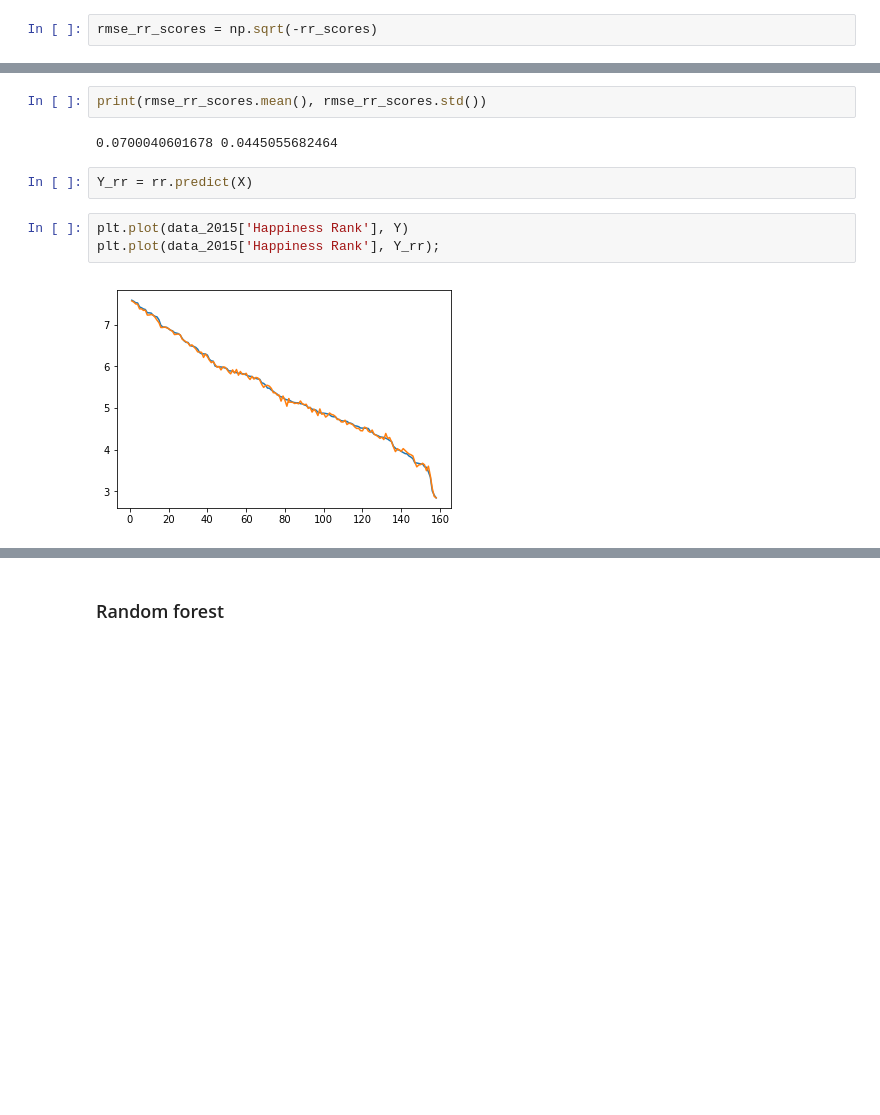
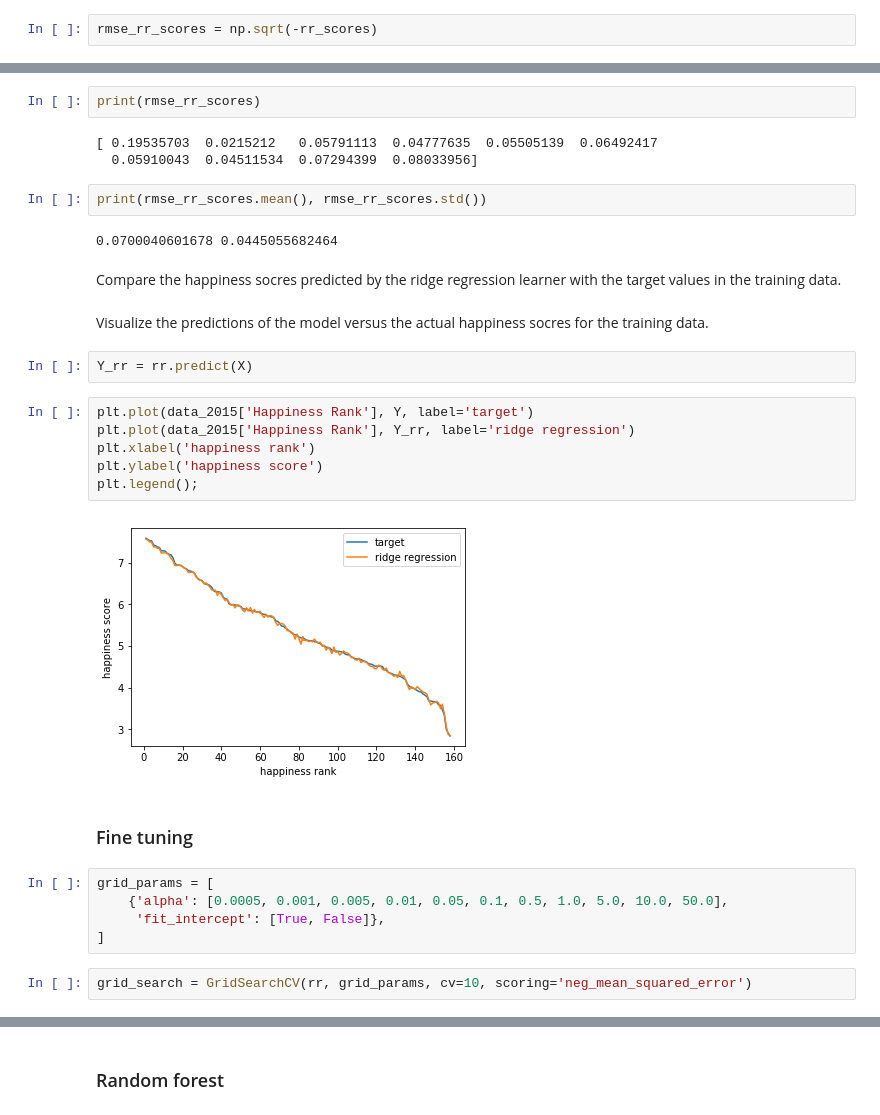
Before and after one commit to gjbex/training-material, a Jupyter notebook: Python/ScikitLearn/world_happiness.ipynb, the cells around one changed output, grey strips where cells are left out. Drawn from its saved outputs; the diff is of its cells as text; blank space fills up the shorter version.

```diff
--- a/Python/ScikitLearn/world_happiness.ipynb
+++ b/Python/ScikitLearn/world_happiness.ipynb
@@ -200,11 +201,32 @@ array([ 0.19535703,  0.0215212 ,  0.05791113,  0.04777635,  0.05505139,
+# %%
+print(rmse_rr_scores)
+# %% [output]
+[ 0.19535703  0.0215212   0.05791113  0.04777635  0.05505139  0.06492417
+  0.05910043  0.04511534  0.07294399  0.08033956]
 # %%
 print(rmse_rr_scores.mean(), rmse_rr_scores.std())
 # %% [output]
 0.0700040601678 0.0445055682464
+# %% [markdown]
+Compare the happiness socres predicted by the ridge regression learner with the target values in the training data.
+# %% [markdown]
+Visualize the predictions of the model versus the actual happiness socres for the training data.
 # %%
 Y_rr = rr.predict(X)
 # %%
-plt.plot(data_2015['Happiness Rank'], Y)
-plt.plot(data_2015['Happiness Rank'], Y_rr);
+plt.plot(data_2015['Happiness Rank'], Y, label='target')
+plt.plot(data_2015['Happiness Rank'], Y_rr, label='ridge regression')
+plt.xlabel('happiness rank')
+plt.ylabel('happiness score')
+plt.legend();
 # %% [output]
-[figure, old version]
+[figure, new version]
+# %% [markdown]
+### Fine tuning
+# %%
+grid_params = [
+    {'alpha': [0.0005, 0.001, 0.005, 0.01, 0.05, 0.1, 0.5, 1.0, 5.0, 10.0, 50.0],
+     'fit_intercept': [True, False]},
+]
+# %%
+grid_search = GridSearchCV(rr, grid_params, cv=10, scoring='neg_mean_squared_error')
```
Also changed, not shown: parts of 43 cells of this notebook.
